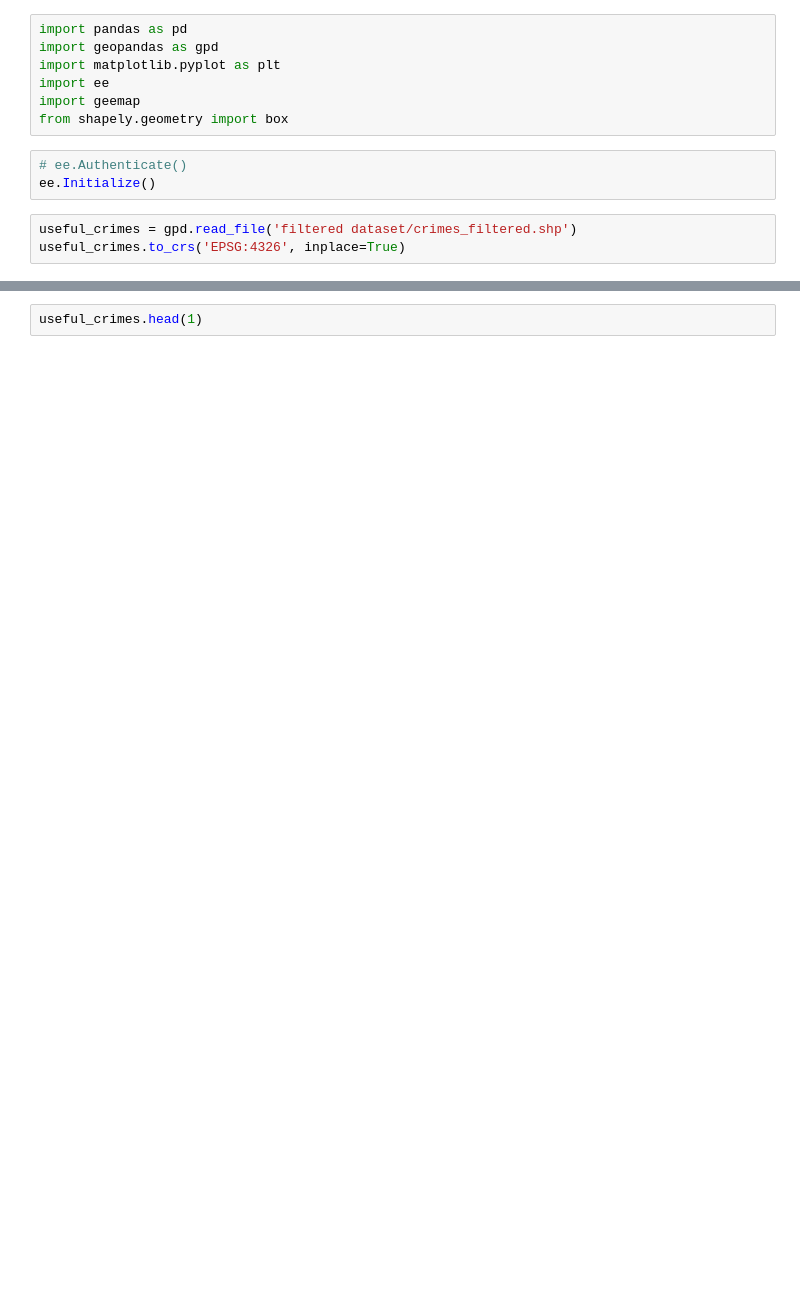
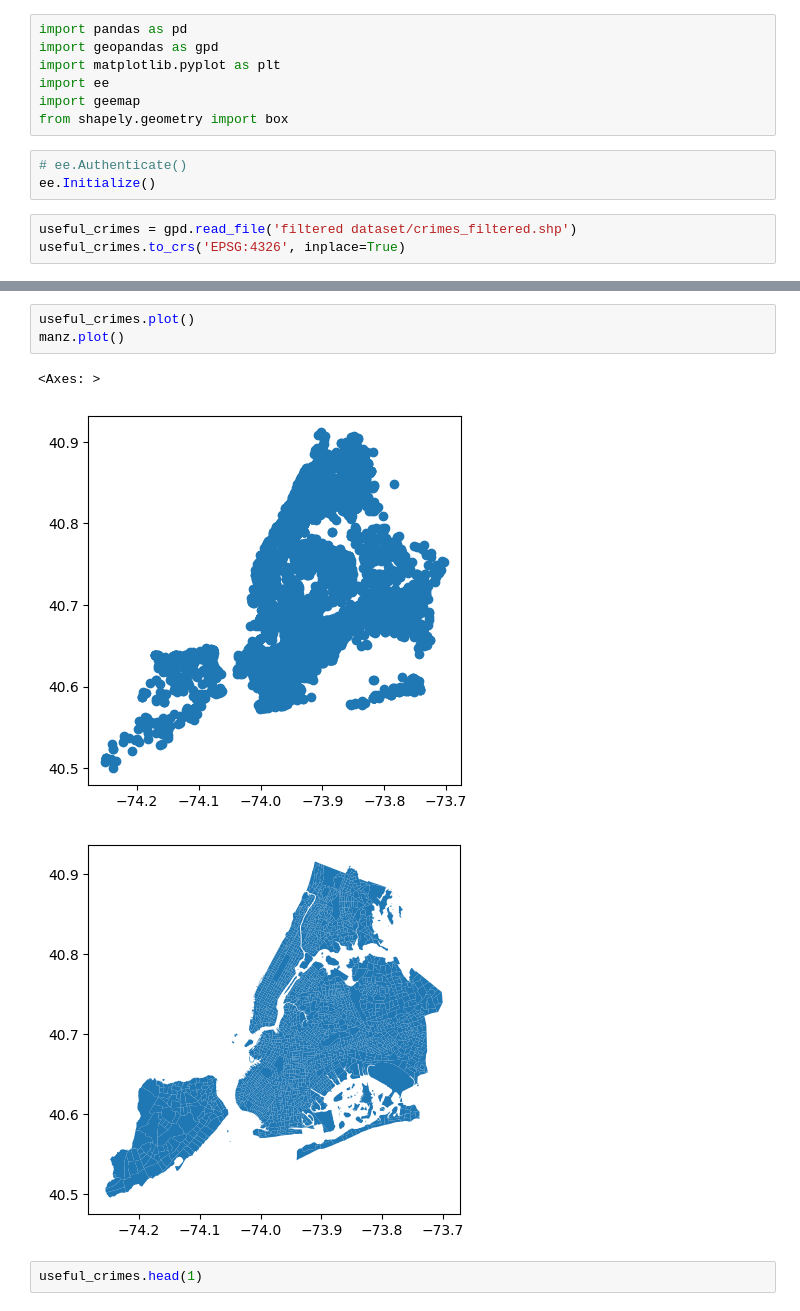
Before and after one commit to Larraguibel/HeatIslandsWV, a Jupyter notebook: vaw.ipynb, the cells around one changed output, grey strips where cells are left out. Cells and saved outputs as stored; diff of their text form; blank space fills up the shorter version.

```diff
--- a/vaw.ipynb
+++ b/vaw.ipynb
@@ -18,6 +18,13 @@ manz.head(1)
 # %% [output]
 |  | CTLabel | BoroCode | BoroName | CT2020 | BoroCT2020 | CDEligibil | NTAName | NTA2020 | CDTA2020 | CDTANAME | ... |
 | 0 | 1 | 1 | Manhattan | 000100 | 1000100 | None | The Battery-Governors Island-Elli... | MN0191 | MN01 | MN01 Financial District-Tribeca (... | ... |
+# %%
+useful_crimes.plot()
+manz.plot()
+# %% [output]
+<Axes: >
+[figure, added]
+[figure, added]
 # %%
 useful_crimes.head(1)
 # %% [output]
```
Also changed, not shown: parts of 11 cells of this notebook.
